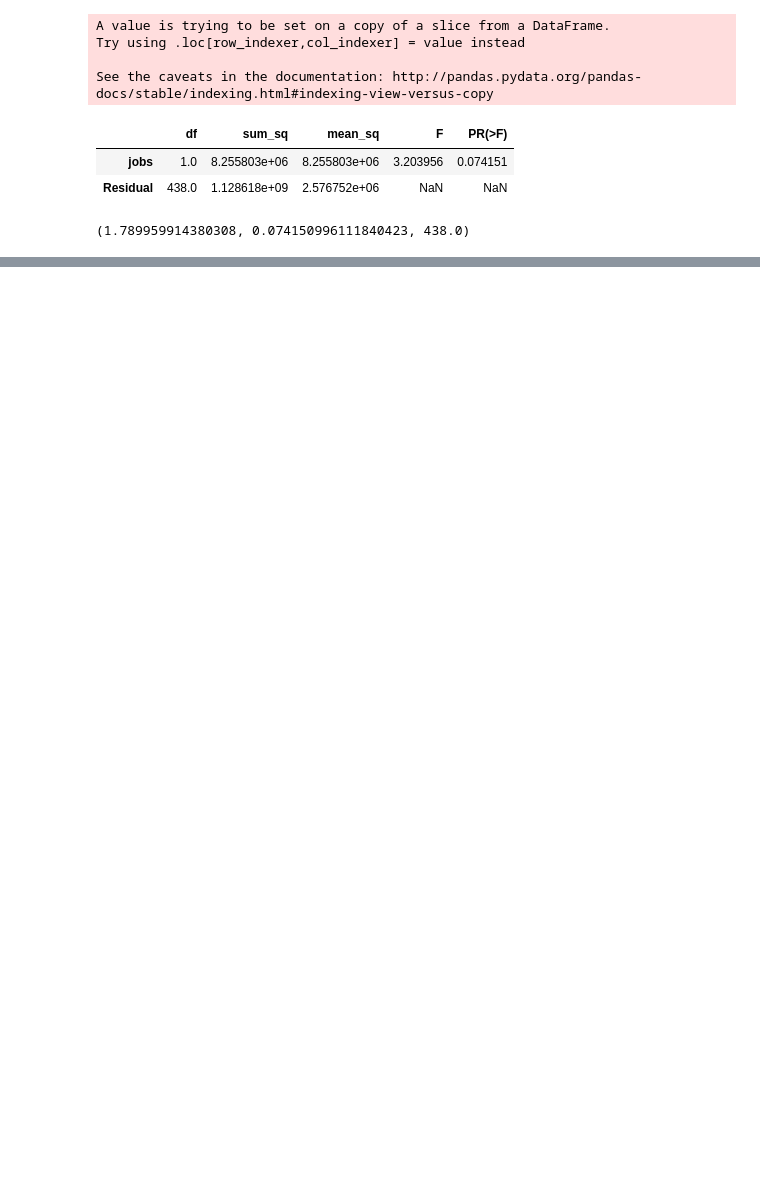
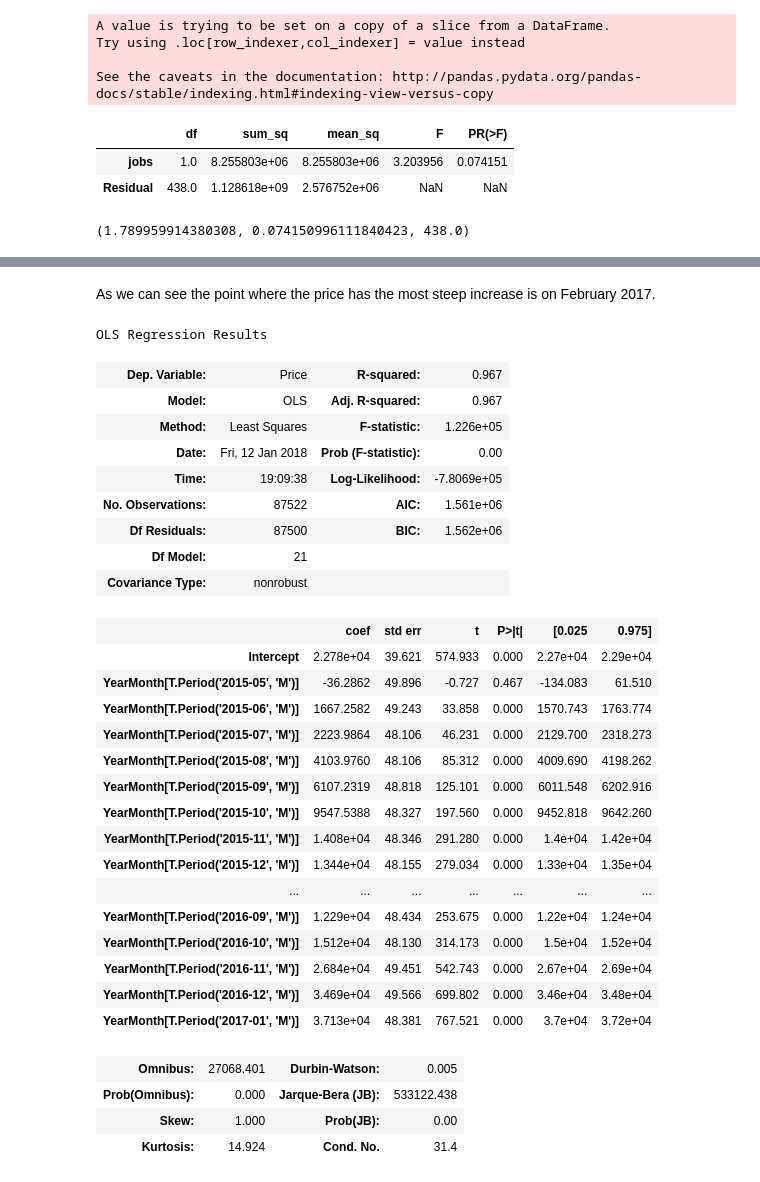
Before and after one commit to vasiach/PracticalDataScience, a Jupyter notebook: Assignment3.ipynb, the cells around one changed output, grey strips where cells are left out. Drawn from its saved outputs; the diff is of its cells as text; code cells hidden in the pictures; blank space fills up the shorter version.

```diff
--- a/Assignment3.ipynb
+++ b/Assignment3.ipynb
@@ -99,0 +167,37 @@ print(sm.stats.ttest_ind(white_nonseniors, white_seniors))
+# %% [markdown]
+As we can see the point where the price has the most steep increase is on February 2017.
+# %%
+wow_df_before = wow_df[wow_df.YearMonth<pd.Period('2017-02')]
+wow_before_model =  ols('Price~YearMonth', data=wow_df_before).fit()
+wow_before_model.summary()
+# %% [output]
+OLS Regression Results
+| Dep. Variable: | Price | R-squared: | 0.967 |
+| Model: | OLS | Adj. R-squared: | 0.967 |
+| Method: | Least Squares | F-statistic: | 1.226e+05 |
+| Date: | Fri, 12 Jan 2018 | Prob (F-statistic): | 0.00 |
+| Time: | 19:09:38 | Log-Likelihood: | -7.8069e+05 |
+| No. Observations: | 87522 | AIC: | 1.561e+06 |
+| Df Residuals: | 87500 | BIC: | 1.562e+06 |
+| Df Model: | 21 |  |  |
+| Covariance Type: | nonrobust |  |  |
+|  | coef | std err | t | P>|t| | [0.025 | 0.975] |
+| Intercept | 2.278e+04 | 39.621 | 574.933 | 0.000 | 2.27e+04 | 2.29e+04 |
+| YearMonth[T.Period('2015-05', 'M')] | -36.2862 | 49.896 | -0.727 | 0.467 | -134.083 | 61.510 |
+| YearMonth[T.Period('2015-06', 'M')] | 1667.2582 | 49.243 | 33.858 | 0.000 | 1570.743 | 1763.774 |
+| YearMonth[T.Period('2015-07', 'M')] | 2223.9864 | 48.106 | 46.231 | 0.000 | 2129.700 | 2318.273 |
+| YearMonth[T.Period('2015-08', 'M')] | 4103.9760 | 48.106 | 85.312 | 0.000 | 4009.690 | 4198.262 |
+| YearMonth[T.Period('2015-09', 'M')] | 6107.2319 | 48.818 | 125.101 | 0.000 | 6011.548 | 6202.916 |
+| YearMonth[T.Period('2015-10', 'M')] | 9547.5388 | 48.327 | 197.560 | 0.000 | 9452.818 | 9642.260 |
+| YearMonth[T.Period('2015-11', 'M')] | 1.408e+04 | 48.346 | 291.280 | 0.000 | 1.4e+04 | 1.42e+04 |
+| YearMonth[T.Period('2015-12', 'M')] | 1.344e+04 | 48.155 | 279.034 | 0.000 | 1.33e+04 | 1.35e+04 |
+| ... | ... | ... | ... | ... | ... | ... |
+| YearMonth[T.Period('2016-09', 'M')] | 1.229e+04 | 48.434 | 253.675 | 0.000 | 1.22e+04 | 1.24e+04 |
+| YearMonth[T.Period('2016-10', 'M')] | 1.512e+04 | 48.130 | 314.173 | 0.000 | 1.5e+04 | 1.52e+04 |
+| YearMonth[T.Period('2016-11', 'M')] | 2.684e+04 | 49.451 | 542.743 | 0.000 | 2.67e+04 | 2.69e+04 |
+| YearMonth[T.Period('2016-12', 'M')] | 3.469e+04 | 49.566 | 699.802 | 0.000 | 3.46e+04 | 3.48e+04 |
+| YearMonth[T.Period('2017-01', 'M')] | 3.713e+04 | 48.381 | 767.521 | 0.000 | 3.7e+04 | 3.72e+04 |
+| Omnibus: | 27068.401 | Durbin-Watson: | 0.005 |
+| Prob(Omnibus): | 0.000 | Jarque-Bera (JB): | 533122.438 |
+| Skew: | 1.000 | Prob(JB): | 0.00 |
+| Kurtosis: | 14.924 | Cond. No. | 31.4 |
```
Also changed, not shown: parts of 16 cells of this notebook.
